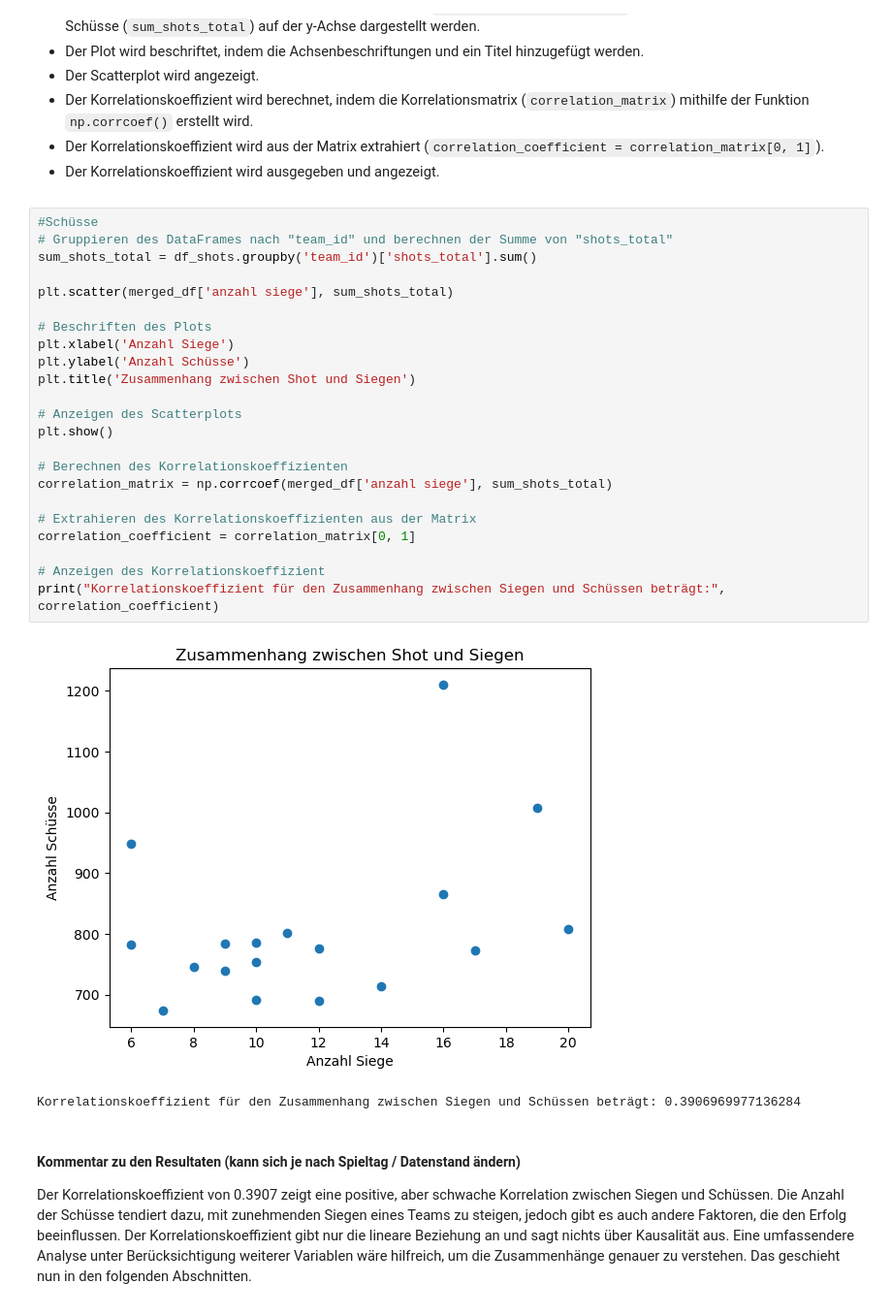
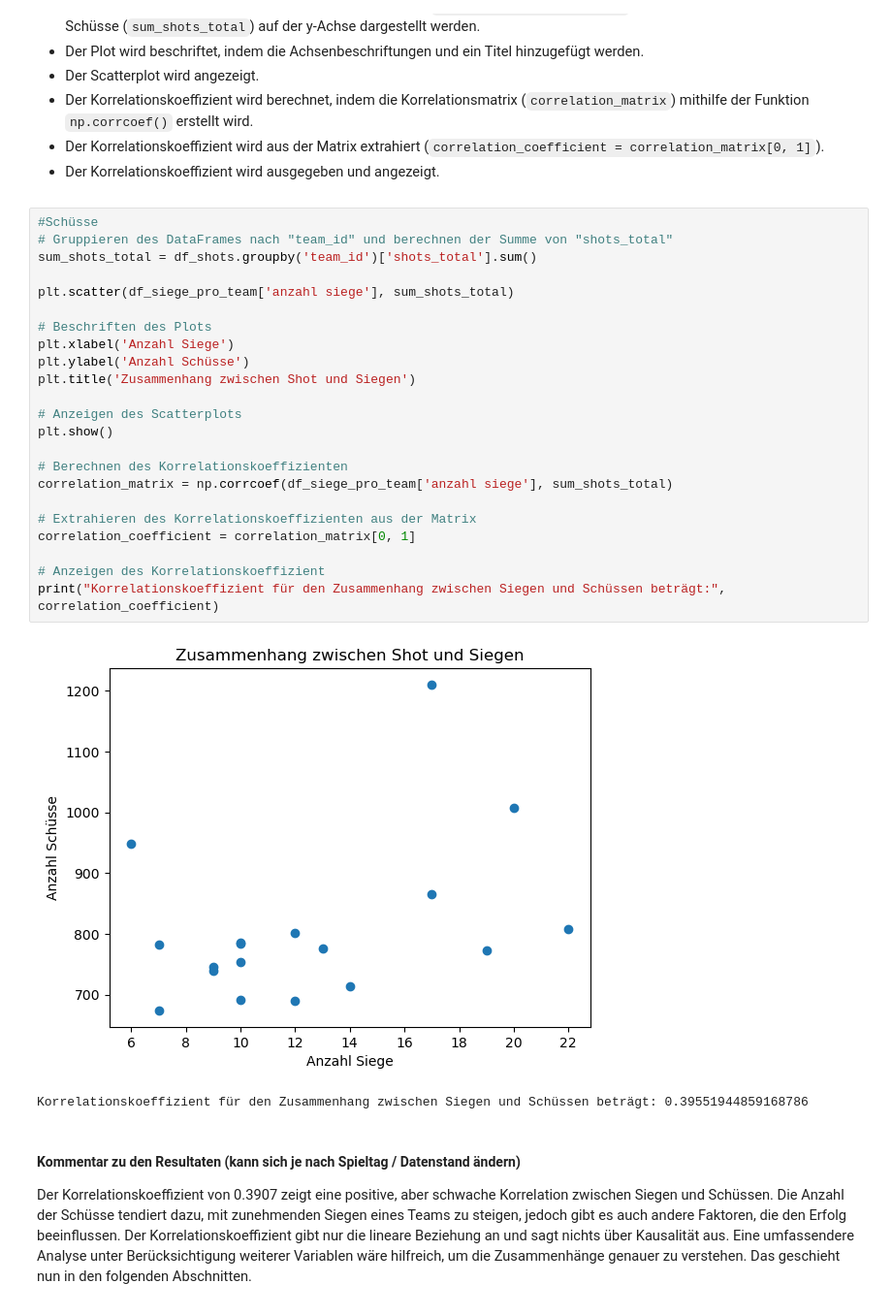
Before and after one commit to meierr14/Projektarbeit_ADS_FS2023_Gruppe_15, a Jupyter notebook: ExplorativeDatenanalyse/ExplorativeDatenanalyse.ipynb, the cells around one changed output. Shown at 97% size. Saved outputs shown, nothing was run; the diff lists cells and outputs as text.

```diff
--- a/ExplorativeDatenanalyse/ExplorativeDatenanalyse.ipynb
+++ b/ExplorativeDatenanalyse/ExplorativeDatenanalyse.ipynb
@@ -339,29 +339,29 @@ print(df_siege_pro_team)
 # %%
 #Schüsse
 # Gruppieren des DataFrames nach "team_id" und berechnen der Summe von "shots_total"
 sum_shots_total = df_shots.groupby('team_id')['shots_total'].sum()
 
-plt.scatter(merged_df['anzahl siege'], sum_shots_total)
+plt.scatter(df_siege_pro_team['anzahl siege'], sum_shots_total)
 
 # Beschriften des Plots
 plt.xlabel('Anzahl Siege')
 plt.ylabel('Anzahl Schüsse')
 plt.title('Zusammenhang zwischen Shot und Siegen')
 
 # Anzeigen des Scatterplots
 plt.show()
 
 # Berechnen des Korrelationskoeffizienten
-correlation_matrix = np.corrcoef(merged_df['anzahl siege'], sum_shots_total)
+correlation_matrix = np.corrcoef(df_siege_pro_team['anzahl siege'], sum_shots_total)
 
 # Extrahieren des Korrelationskoeffizienten aus der Matrix
 correlation_coefficient = correlation_matrix[0, 1]
 
 # Anzeigen des Korrelationskoeffizient
 print("Korrelationskoeffizient für den Zusammenhang zwischen Siegen und Schüssen beträgt:", correlation_coefficient)
 # %% [output]
-[figure, old version]
+[figure, new version]
-Korrelationskoeffizient für den Zusammenhang zwischen Siegen und Schüssen beträgt: 0.3906969977136284
+Korrelationskoeffizient für den Zusammenhang zwischen Siegen und Schüssen beträgt: 0.39551944859168786
 # %% [markdown]
 #### Kommentar zu den Resultaten (kann sich je nach Spieltag / Datenstand ändern)
 
```
Also changed, not shown: parts of 5 cells of this notebook.
